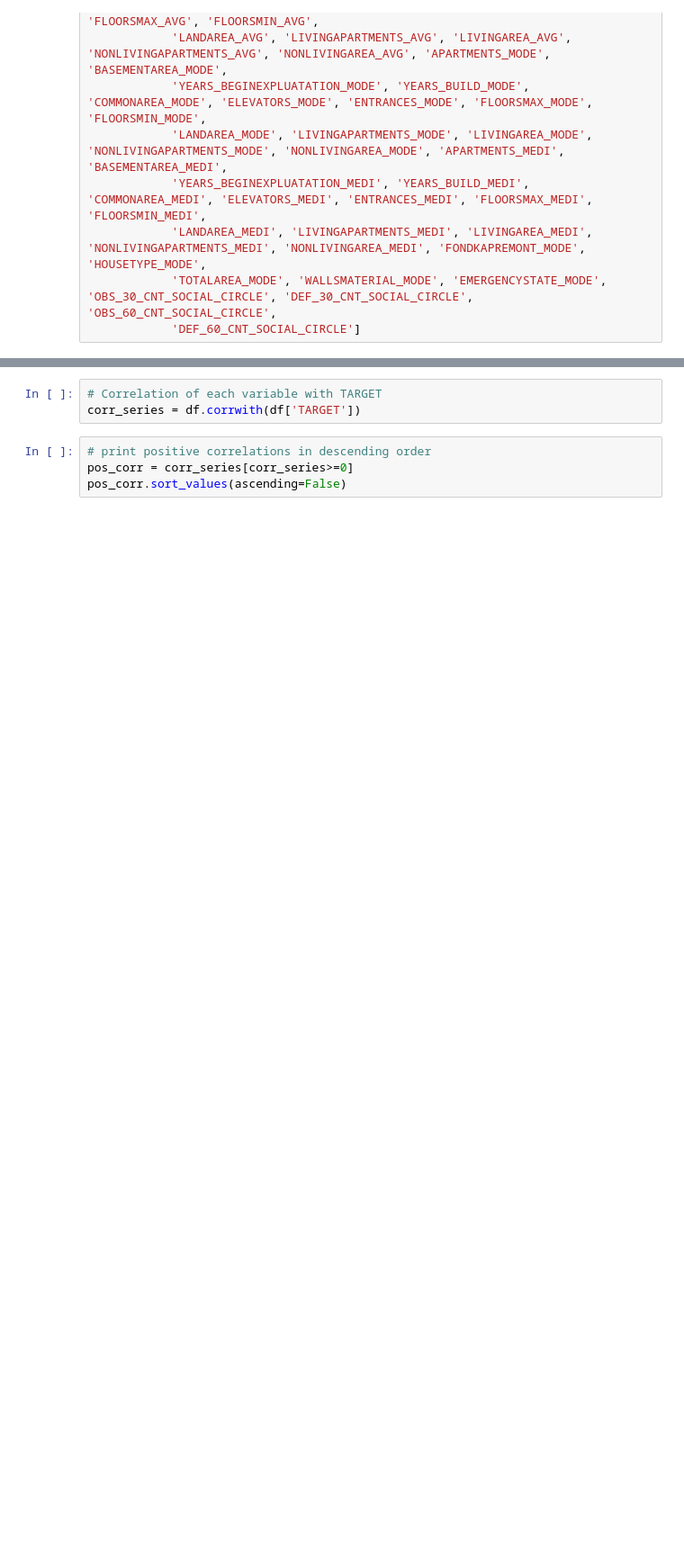
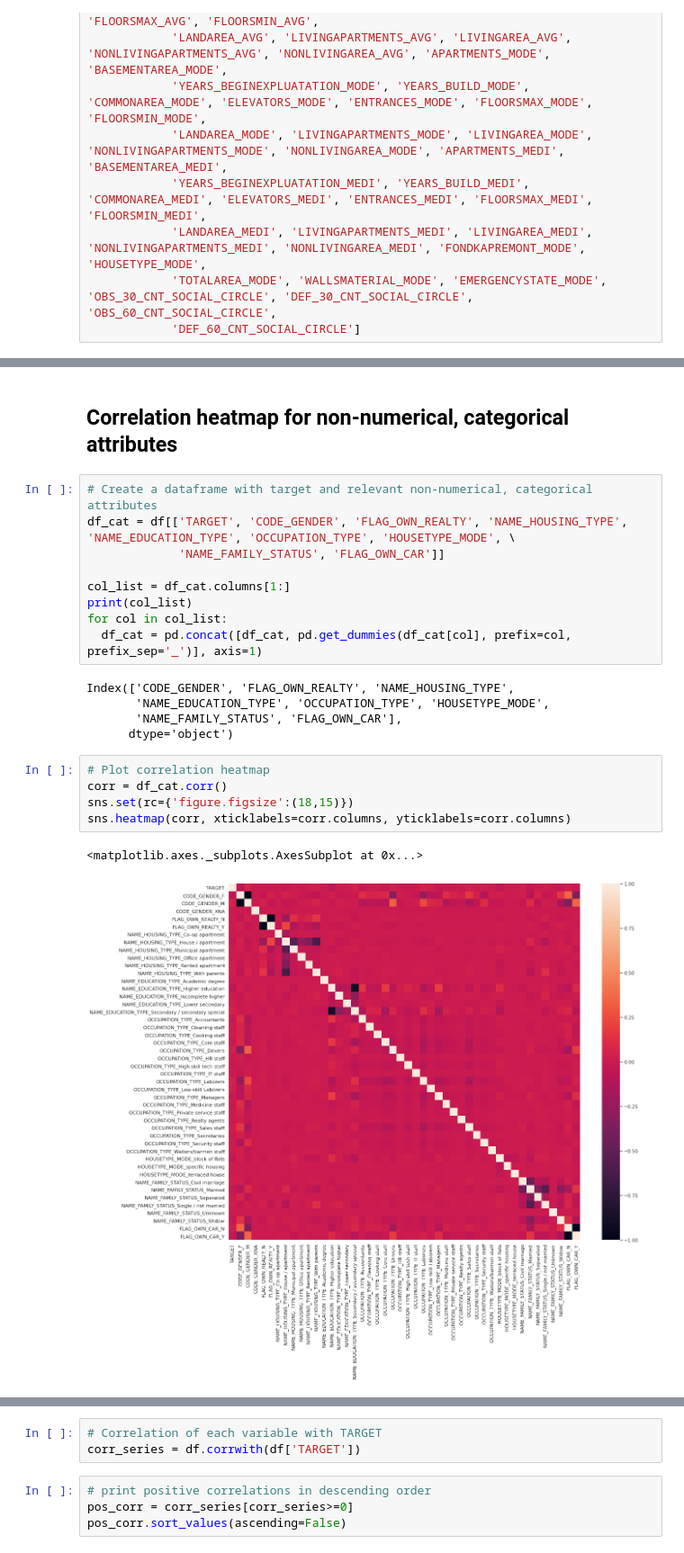
Before and after one commit to eileencho/rds-project, a Jupyter notebook: DataExploration.ipynb, the cells around one changed output, grey strips where cells are left out. Shown at 90% size. Saved outputs shown, nothing was run; the diff lists cells and outputs as text; blank space fills up the shorter version.

```diff
--- a/DataExploration.ipynb
+++ b/DataExploration.ipynb
@@ -68 +67,25 @@ df[col_list].corr()
+# %% [markdown]
+## Correlation heatmap for non-numerical, categorical attributes
+# %%
+# Create a dataframe with target and relevant non-numerical, categorical attributes
+df_cat = df[['TARGET', 'CODE_GENDER', 'FLAG_OWN_REALTY', 'NAME_HOUSING_TYPE', 'NAME_EDUCATION_TYPE', 'OCCUPATION_TYPE', 'HOUSETYPE_MODE', \
+             'NAME_FAMILY_STATUS', 'FLAG_OWN_CAR']]
+
+col_list = df_cat.columns[1:]
+print(col_list)
+for col in col_list:
+  df_cat = pd.concat([df_cat, pd.get_dummies(df_cat[col], prefix=col, prefix_sep='_')], axis=1)
+# %% [output]
+Index(['CODE_GENDER', 'FLAG_OWN_REALTY', 'NAME_HOUSING_TYPE',
+       'NAME_EDUCATION_TYPE', 'OCCUPATION_TYPE', 'HOUSETYPE_MODE',
+       'NAME_FAMILY_STATUS', 'FLAG_OWN_CAR'],
+      dtype='object')
+# %%
+# Plot correlation heatmap
+corr = df_cat.corr()
+sns.set(rc={'figure.figsize':(18,15)})
+sns.heatmap(corr, xticklabels=corr.columns, yticklabels=corr.columns)
+# %% [output]
+<matplotlib.axes._subplots.AxesSubplot at 0x...>
+[figure, added]
 # %% [markdown]
```
Also changed, not shown: parts of 24 cells of this notebook, 2 other files.
